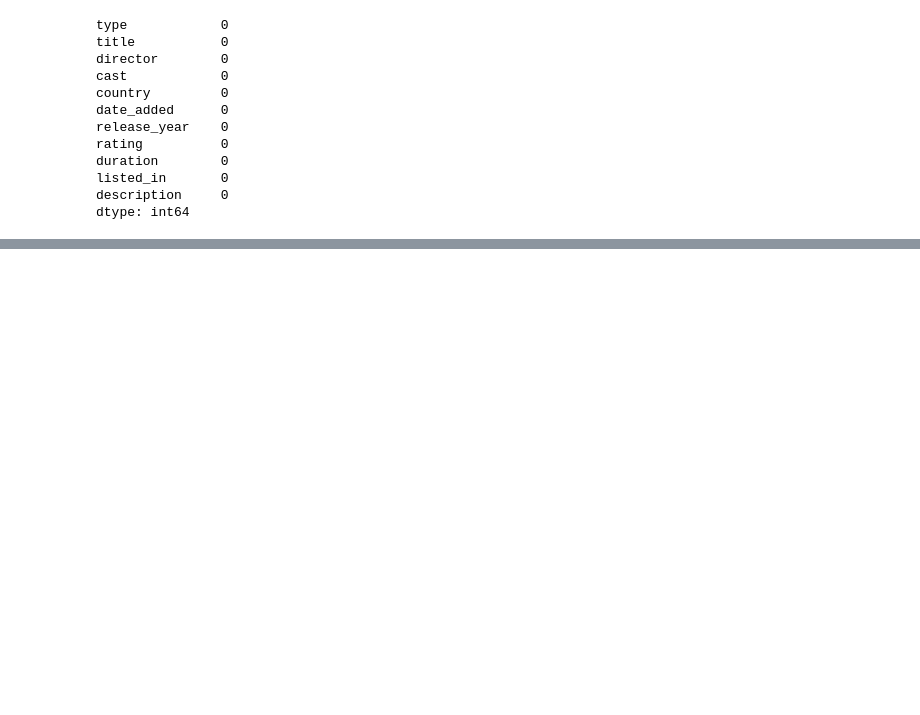
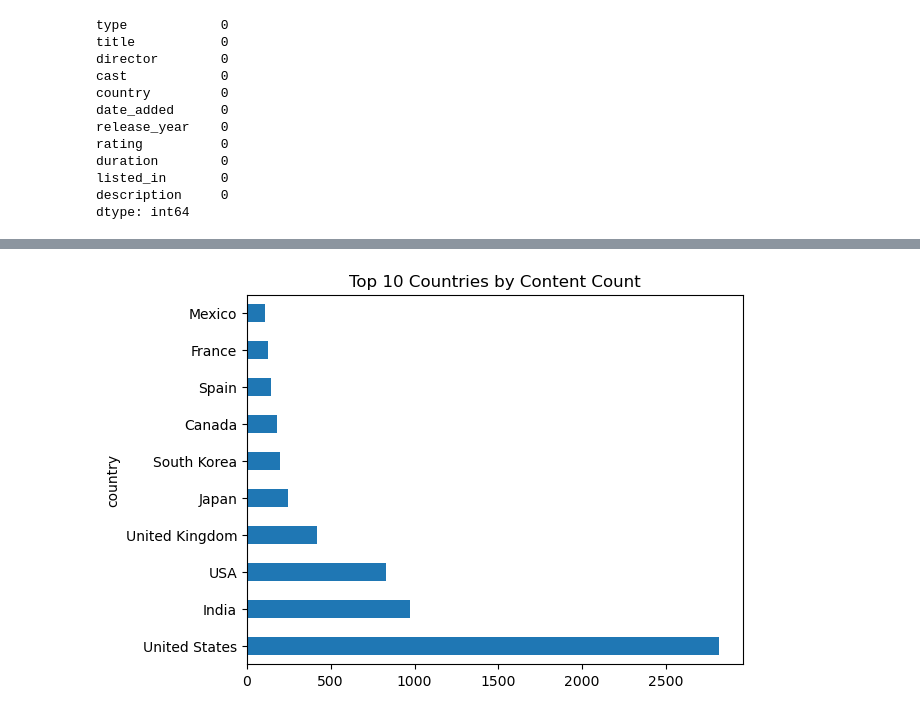
Before and after one commit to Riyocodeart/Exploratory-Data-Analysis-Netflix-data-set, a Jupyter notebook: EDA.ipynb, the cells around one changed output, grey strips where cells are left out. Saved outputs shown, nothing was run; the diff lists cells and outputs as text; code cells hidden in the pictures; blank space fills up the shorter version.

```diff
--- a/EDA.ipynb
+++ b/EDA.ipynb
@@ -91,0 +182,5 @@ df.head(10)
+# %%
+df['country'].value_counts().head(10).plot(kind='barh', title='Top 10 Countries by Content Count')
+plt.show()
+# %% [output]
+[figure, added]
```
Also changed, not shown: parts of 17 cells of this notebook.
